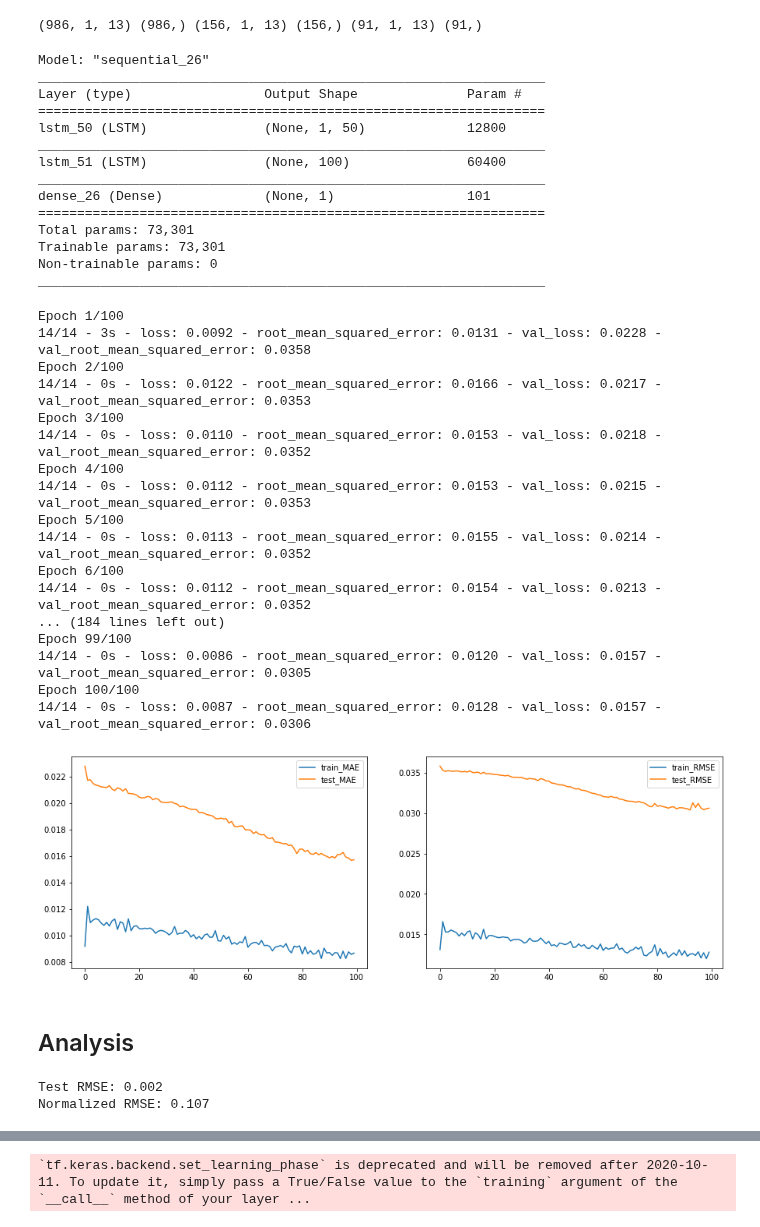
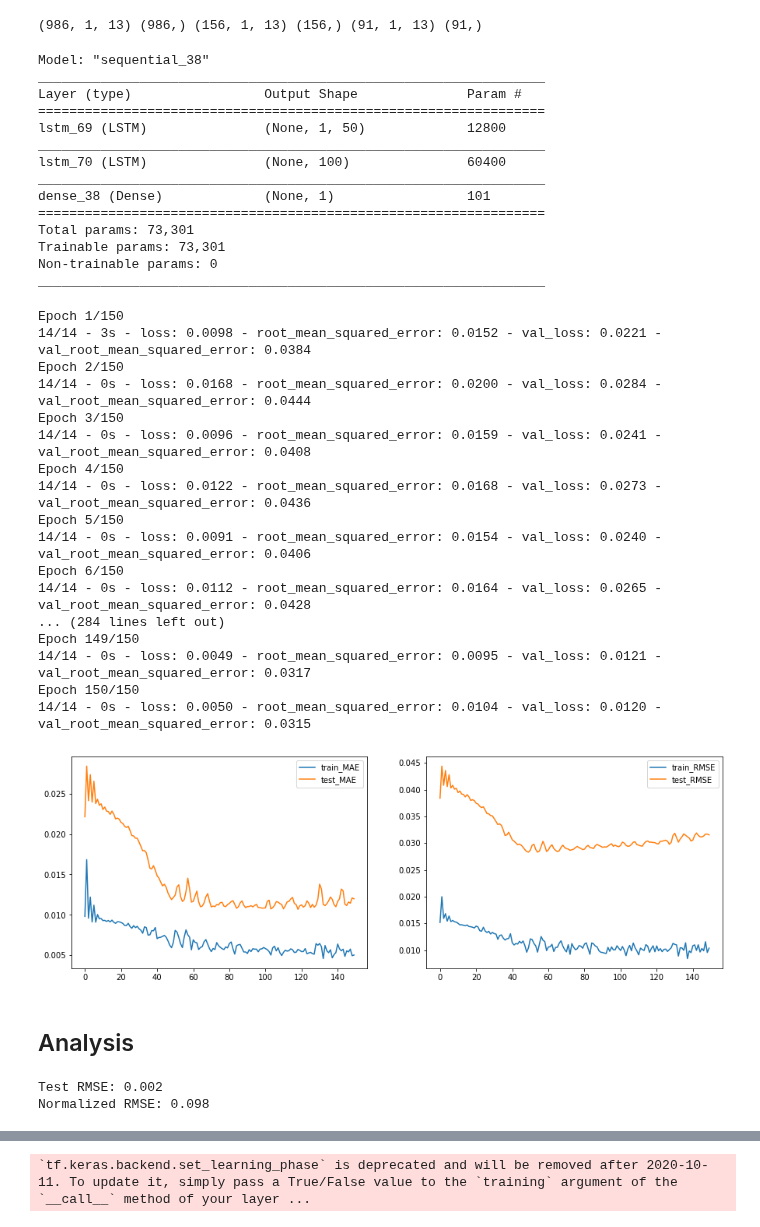
Before and after one commit to TLChilton/Senior_Capstone, a Jupyter notebook: LSTMmusk.ipynb, the cells around one changed output, grey strips where cells are left out. Saved outputs shown, nothing was run; the diff lists cells and outputs as text; code cells hidden in the pictures.

```diff
--- a/LSTMmusk.ipynb
+++ b/LSTMmusk.ipynb
@@ -204,25 +206,25 @@ from tensorflow.keras.layers import Dense, LSTM, Dropout, TimeDistributed, Activ
 from tensorflow.keras.metrics import RootMeanSquaredError
 
 model = Sequential()
-model.add(LSTM(50, input_shape=(train_X.shape[1], train_X.shape[2]), dropout=0.5, return_sequences=True))
-model.add(LSTM(100, dropout=0.5, return_sequences=False))
+model.add(LSTM(50, input_shape=(train_X.shape[1], train_X.shape[2]), dropout=0.2, return_sequences=True))
+model.add(LSTM(100, dropout=0.2, return_sequences=False))
 model.add(Dense(1, activation='linear'))
 
 model.compile(
     loss='mae',
-    optimizer='rmsprop',
+    optimizer='adam',
     metrics=[RootMeanSquaredError()])
 model.summary()
 # %% [output]
-Model: "sequential_26"
+Model: "sequential_38"
 _________________________________________________________________
 Layer (type)                 Output Shape              Param #
 =================================================================
-lstm_50 (LSTM)               (None, 1, 50)             12800
+lstm_69 (LSTM)               (None, 1, 50)             12800
 _________________________________________________________________
-lstm_51 (LSTM)               (None, 100)               60400
+lstm_70 (LSTM)               (None, 100)               60400
 _________________________________________________________________
-dense_26 (Dense)             (None, 1)                 101
+dense_38 (Dense)             (None, 1)                 101
 =================================================================
 Total params: 73,301
 Trainable params: 73,301
@@ -230,37 +232,37 @@ Non-trainable params: 0
 _________________________________________________________________
 # %%
 # fit network
-history = model.fit(train_X, train_y, epochs=100, batch_size=72, validation_data=(test_X, test_y), verbose=2, shuffle=False)
+history = model.fit(train_X, train_y, epochs=150, batch_size=72, validation_data=(test_X, test_y), verbose=2, shuffle=False)
 # plot history
 pyplot.figure(figsize=(15,5))
 pyplot.subplot(1, 2, 1)
 pyplot.plot(history.history['loss'], label='train_MAE')
 pyplot.plot(history.history['val_loss'], label='test_MAE')
 pyplot.legend()
 pyplot.subplot(1, 2, 2)
 pyplot.plot(history.history['root_mean_squared_error'], label='train_RMSE')
 pyplot.plot(history.history['val_root_mean_squared_error'], label='test_RMSE')
 pyplot.legend()
 pyplot.show()
 # %% [output]
-Epoch 1/100
-14/14 - 3s - loss: 0.0092 - root_mean_squared_error: 0.0131 - val_loss: 0.0228 - val_root_mean_squared_error: 0.0358
-Epoch 2/100
-14/14 - 0s - loss: 0.0122 - root_mean_squared_error: 0.0166 - val_loss: 0.0217 - val_root_mean_squared_error: 0.0353
-Epoch 3/100
-14/14 - 0s - loss: 0.0110 - root_mean_squared_error: 0.0153 - val_loss: 0.0218 - val_root_mean_squared_error: 0.0352
-Epoch 4/100
-14/14 - 0s - loss: 0.0112 - root_mean_squared_error: 0.0153 - val_loss: 0.0215 - val_root_mean_squared_error: 0.0353
-Epoch 5/100
-14/14 - 0s - loss: 0.0113 - root_mean_squared_error: 0.0155 - val_loss: 0.0214 - val_root_mean_squared_error: 0.0352
-Epoch 6/100
-14/14 - 0s - loss: 0.0112 - root_mean_squared_error: 0.0154 - val_loss: 0.0213 - val_root_mean_squared_error: 0.0352
-... (184 lines left out)
-Epoch 99/100
-14/14 - 0s - loss: 0.0086 - root_mean_squared_error: 0.0120 - val_loss: 0.0157 - val_root_mean_squared_error: 0.0305
-Epoch 100/100
-14/14 - 0s - loss: 0.0087 - root_mean_squared_error: 0.0128 - val_loss: 0.0157 - val_root_mean_squared_error: 0.0306
+Epoch 1/150
+14/14 - 3s - loss: 0.0098 - root_mean_squared_error: 0.0152 - val_loss: 0.0221 - val_root_mean_squared_error: 0.0384
+Epoch 2/150
+14/14 - 0s - loss: 0.0168 - root_mean_squared_error: 0.0200 - val_loss: 0.0284 - val_root_mean_squared_error: 0.0444
+Epoch 3/150
+14/14 - 0s - loss: 0.0096 - root_mean_squared_error: 0.0159 - val_loss: 0.0241 - val_root_mean_squared_error: 0.0408
+Epoch 4/150
+14/14 - 0s - loss: 0.0122 - root_mean_squared_error: 0.0168 - val_loss: 0.0273 - val_root_mean_squared_error: 0.0436
+Epoch 5/150
+14/14 - 0s - loss: 0.0091 - root_mean_squared_error: 0.0154 - val_loss: 0.0240 - val_root_mean_squared_error: 0.0406
+Epoch 6/150
+14/14 - 0s - loss: 0.0112 - root_mean_squared_error: 0.0164 - val_loss: 0.0265 - val_root_mean_squared_error: 0.0428
+... (284 lines left out)
+Epoch 149/150
+14/14 - 0s - loss: 0.0049 - root_mean_squared_error: 0.0095 - val_loss: 0.0121 - val_root_mean_squared_error: 0.0317
+Epoch 150/150
+14/14 - 0s - loss: 0.0050 - root_mean_squared_error: 0.0104 - val_loss: 0.0120 - val_root_mean_squared_error: 0.0315
-[figure, old version]
+[figure, new version]
 # %% [markdown]
 ## Analysis
 # %%
@@ -286,7 +288,7 @@ normalized_rmse = rmse/(max(max(inv_yhat),max(inv_y))-min(min(inv_yhat),min(inv_
 print('Normalized RMSE: %.3f' % normalized_rmse)
 # %% [output]
 Test RMSE: 0.002
-Normalized RMSE: 0.107
+Normalized RMSE: 0.098
 # %%
 # Plot of Prediction vs Actual
 pyplot.figure(figsize=(10,10))
```
Also changed, not shown: parts of 5 cells of this notebook.
